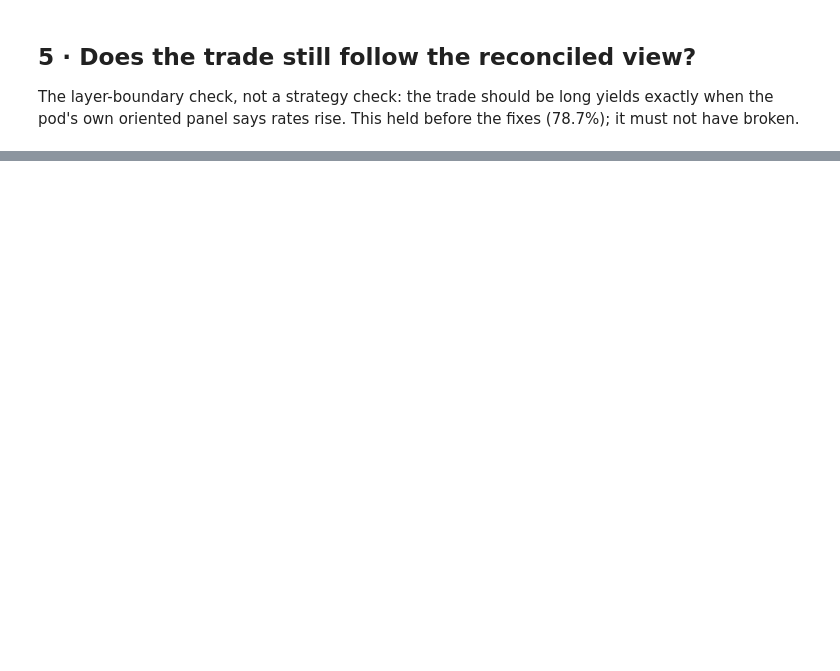
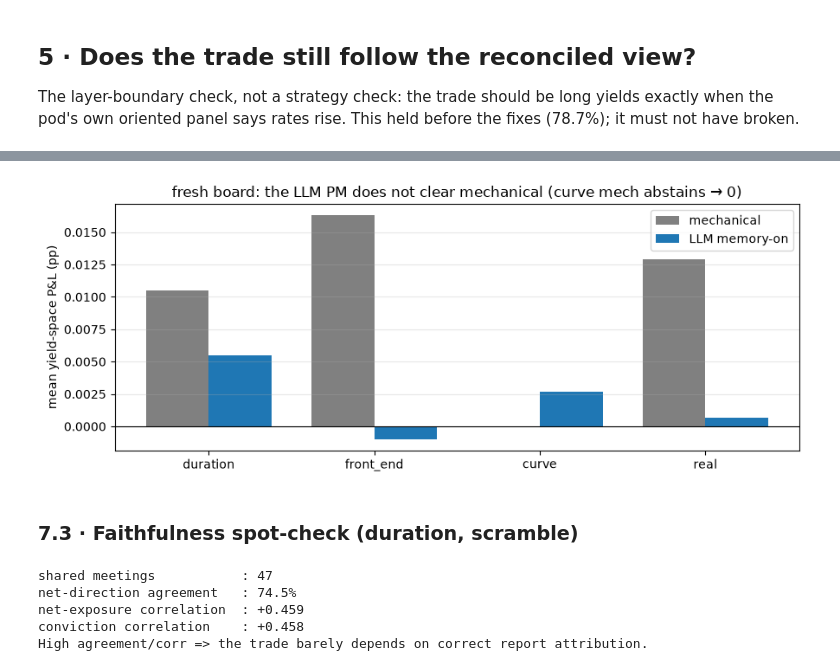
Before and after one commit to charishma005/Blackrock_UCB_MFE_Industry_Project, a Jupyter notebook: notebooks/pm_trade_evaluation.ipynb, the cells around one changed output, grey strips where cells are left out. Drawn from its saved outputs; the diff is of its cells as text; code cells hidden in the pictures; blank space fills up the shorter version.

```diff
--- a/notebooks/pm_trade_evaluation.ipynb
+++ b/notebooks/pm_trade_evaluation.ipynb
@@ -284,0 +347,29 @@ positions, so t overstates the evidence.
+# %%
+# §7.2 · PM control matrix — every pod × every arm, scored on the fresh board.
+# mem_on/mem_off/mech are full-window; blind + mem_on@short share the short blind window.
+PODS = ["duration", "front_end", "curve", "real"]
+
+def pm_pnl(pod, path, dates=None):
+    p    = build_pm(pod, None); inst = list(p.trade_config["universe"])
+    tr   = load_trades(path, p.trade_config)
+    pnl  = yield_pnl(tr, load_bundle(inst), inst, freq=p.clock_freq)
+    if dates is not None:
+        pnl = pnl.reindex(dates).dropna()
+    sc = score_trades(pnl, tr.reindex(pnl.index)["conviction"])
+    return sc, tr
+
+_rows = []
+for pod in PODS:
+    for arm in ("mem_on", "mem_off", "mech"):
+        sc, _ = pm_pnl(pod, f"../reports/pm/{pod}_{arm}.jsonl")
+        _rows.append({"pod": pod, "arm": arm,
+                      **{k: sc[k] for k in ("n", "mean", "t_stat", "hit_rate", "sharpe_ann")}})
+    scb, trb = pm_pnl(pod, f"../reports/pm/{pod}_blind.jsonl")           # short window
+    scm, _   = pm_pnl(pod, f"../reports/pm/{pod}_mem_on.jsonl", dates=trb.index)  # same dates
+    _rows.append({"pod": pod, "arm": "mem_on@short",
+                  **{k: scm[k] for k in ("n", "mean", "t_stat", "hit_rate", "sharpe_ann")}})
+    _rows.append({"pod": pod, "arm": "blind",
+                  **{k: scb[k] for k in ("n", "mean", "t_stat", "hit_rate", "sharpe_ann")}})
+
+matrix = pd.DataFrame(_rows).set_index(["pod", "arm"]).round(4)
+matrix
@@ -284,0 +395,39 @@ positions, so t overstates the evidence.
+# %%
+# §7.2 · The bar to clear: mechanical (grey) vs LLM memory-on (blue), full window.
+_m   = matrix.reset_index()
+_piv = (_m[_m.arm.isin(["mem_on", "mech"])]
+        .pivot(index="pod", columns="arm", values="mean").reindex(PODS))
+_x = np.arange(len(PODS)); _w = 0.38
+fig, ax = plt.subplots(figsize=(9, 3.6))
+ax.bar(_x - _w/2, _piv["mech"],   _w, label="mechanical",     color="0.5")
+ax.bar(_x + _w/2, _piv["mem_on"], _w, label="LLM memory-on",  color="tab:blue")
+ax.axhline(0, color="k", lw=.8)
+ax.set_xticks(_x); ax.set_xticklabels(PODS)
+ax.set_ylabel("mean yield-space P&L (pp)")
+ax.set_title("fresh board: the LLM PM does not clear mechanical (curve mech abstains → 0)")
+ax.legend(); ax.grid(axis="y", alpha=.3); plt.tight_layout()
+# %% [output]
+[figure, added]
+# %% [markdown]
+### 7.3 · Faithfulness spot-check (duration, scramble)
+# %%
+# §7.3 · Faithfulness — duration: does scrambling report→driver change the trade?
+# scramble_reports shuffles which report text is attached to which driver. If the trade
+# barely moves, the arbitration is not really reading the driver-specific content.
+_p   = build_pm("duration", None)
+_tmo = load_trades("../reports/pm/duration_mem_on.jsonl",    _p.trade_config)
+_tsc = load_trades("../reports/pm/duration_scramble.jsonl",  _p.trade_config)
+_j   = (_tmo[["net", "conviction"]]
+        .join(_tsc[["net", "conviction"]], lsuffix="_memon", rsuffix="_scr", how="inner")
+        .dropna())
+print(f"shared meetings           : {len(_j)}")
+print(f"net-direction agreement   : {(np.sign(_j.net_memon) == np.sign(_j.net_scr)).mean():.1%}")
+print(f"net-exposure correlation  : {_j.net_memon.corr(_j.net_scr):+.3f}")
+print(f"conviction correlation    : {_j.conviction_memon.corr(_j.conviction_scr):+.3f}")
+print("High agreement/corr => the trade barely depends on correct report attribution.")
+# %% [output]
+shared meetings           : 47
+net-direction agreement   : 74.5%
+net-exposure correlation  : +0.459
+conviction correlation    : +0.458
+High agreement/corr => the trade barely depends on correct report attribution.
```
Also changed, not shown: parts of 30 cells of this notebook, 1 other file.
